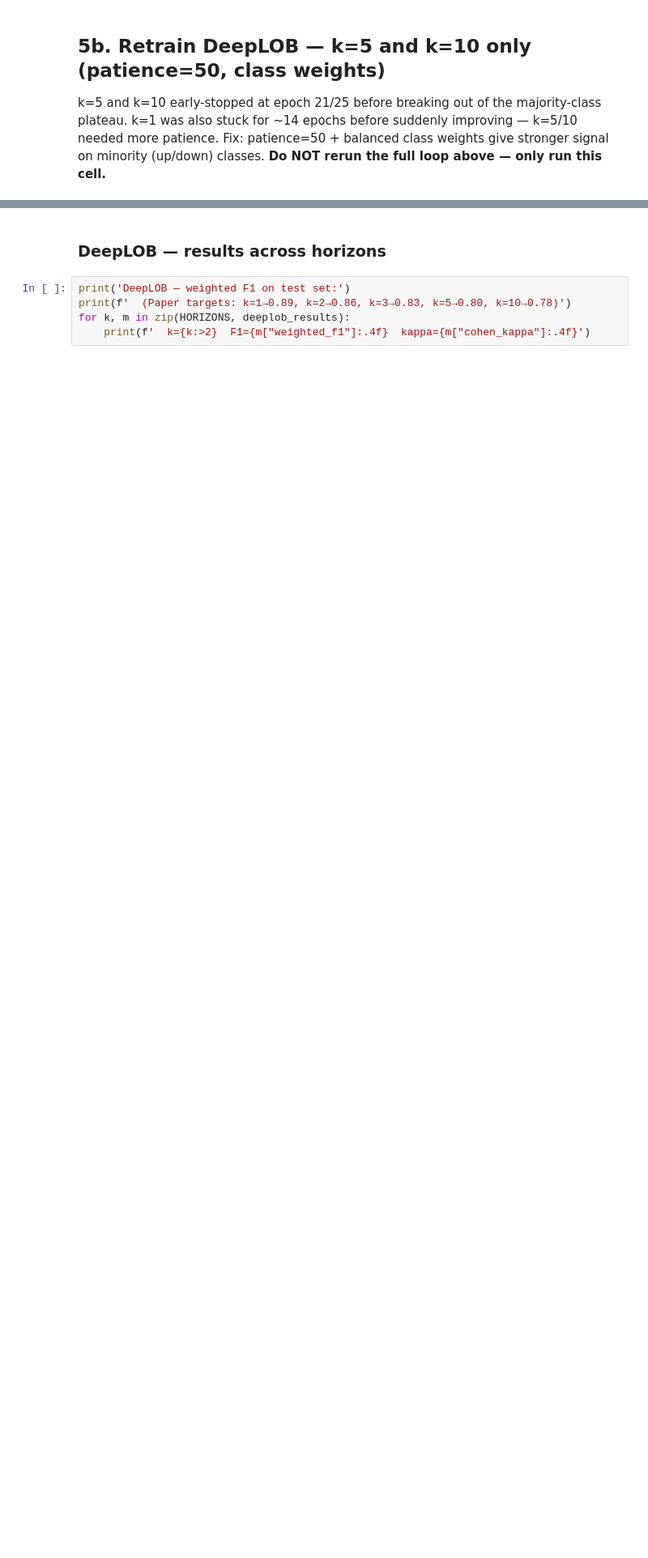
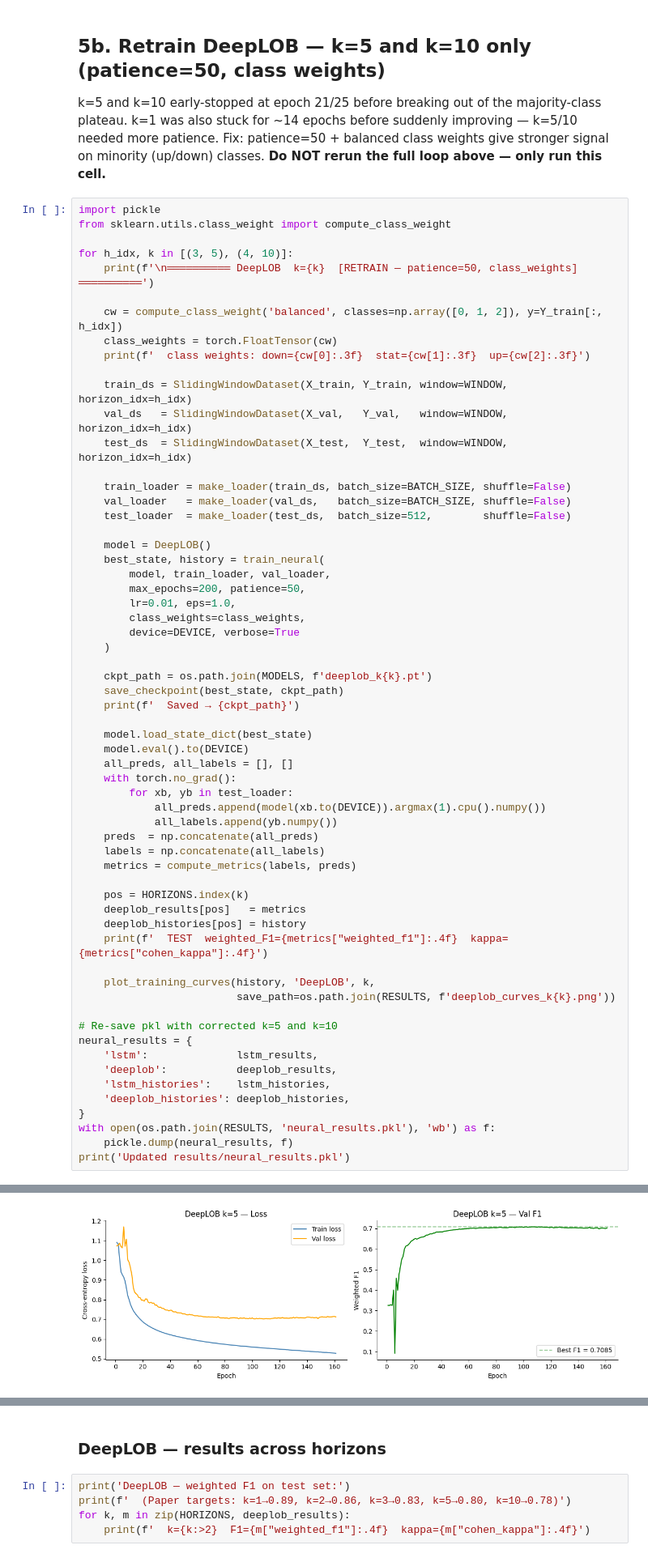
Before and after one commit to MehdiTC/deeplob-midprice-prediction, a Jupyter notebook: notebooks/03_deeplob.ipynb, the cells around one changed output, grey strips where cells are left out. Shown at 81% size. Cells and saved outputs as stored; diff of their text form; blank space fills up the shorter version.

```diff
--- a/notebooks/03_deeplob.ipynb
+++ b/notebooks/03_deeplob.ipynb
@@ -455,3 +455,65 @@ k=5 and k=10 early-stopped at epoch 21/25 before breaking out of the majority-cl
 k=1 was also stuck for ~14 epochs before suddenly improving — k=5/10 needed more patience.
 Fix: patience=50 + balanced class weights give stronger signal on minority (up/down) classes.
 **Do NOT rerun the full loop above — only run this cell.**
+# %%
+import pickle
+from sklearn.utils.class_weight import compute_class_weight
+
+for h_idx, k in [(3, 5), (4, 10)]:
+    print(f'\n══════════ DeepLOB  k={k}  [RETRAIN — patience=50, class_weights] ══════════')
+
+    cw = compute_class_weight('balanced', classes=np.array([0, 1, 2]), y=Y_train[:, h_idx])
+    class_weights = torch.FloatTensor(cw)
+    print(f'  class weights: down={cw[0]:.3f}  stat={cw[1]:.3f}  up={cw[2]:.3f}')
+
+    train_ds = SlidingWindowDataset(X_train, Y_train, window=WINDOW, horizon_idx=h_idx)
+    val_ds   = SlidingWindowDataset(X_val,   Y_val,   window=WINDOW, horizon_idx=h_idx)
+    test_ds  = SlidingWindowDataset(X_test,  Y_test,  window=WINDOW, horizon_idx=h_idx)
+
+    train_loader = make_loader(train_ds, batch_size=BATCH_SIZE, shuffle=False)
+    val_loader   = make_loader(val_ds,   batch_size=BATCH_SIZE, shuffle=False)
+    test_loader  = make_loader(test_ds,  batch_size=512,        shuffle=False)
+
+    model = DeepLOB()
+    best_state, history = train_neural(
+        model, train_loader, val_loader,
+        max_epochs=200, patience=50,
+        lr=0.01, eps=1.0,
+        class_weights=class_weights,
+        device=DEVICE, verbose=True
+    )
+
+    ckpt_path = os.path.join(MODELS, f'deeplob_k{k}.pt')
+    save_checkpoint(best_state, ckpt_path)
+    print(f'  Saved → {ckpt_path}')
+
+    model.load_state_dict(best_state)
+    model.eval().to(DEVICE)
+    all_preds, all_labels = [], []
+    with torch.no_grad():
+        for xb, yb in test_loader:
+            all_preds.append(model(xb.to(DEVICE)).argmax(1).cpu().numpy())
+            all_labels.append(yb.numpy())
+    preds  = np.concatenate(all_preds)
+    labels = np.concatenate(all_labels)
+    metrics = compute_metrics(labels, preds)
+
+    pos = HORIZONS.index(k)
+    deeplob_results[pos]   = metrics
+    deeplob_histories[pos] = history
+    print(f'  TEST  weighted_F1={metrics["weighted_f1"]:.4f}  kappa={metrics["cohen_kappa"]:.4f}')
+
+    plot_training_curves(history, 'DeepLOB', k,
+                         save_path=os.path.join(RESULTS, f'deeplob_curves_k{k}.png'))
+
+# Re-save pkl with corrected k=5 and k=10
+neural_results = {
+    'lstm':              lstm_results,
+    'deeplob':           deeplob_results,
+    'lstm_histories':    lstm_histories,
+    'deeplob_histories': deeplob_histories,
+}
+with open(os.path.join(RESULTS, 'neural_results.pkl'), 'wb') as f:
+    pickle.dump(neural_results, f)
+print('Updated results/neural_results.pkl')
+# %% [output]
@@ -457,0 +537 @@ Fix: patience=50 + balanced class weights give stronger signal on minority (up/d
+[figure, added]
```
Also changed, not shown: parts of 2 cells of this notebook, 4 other files.
